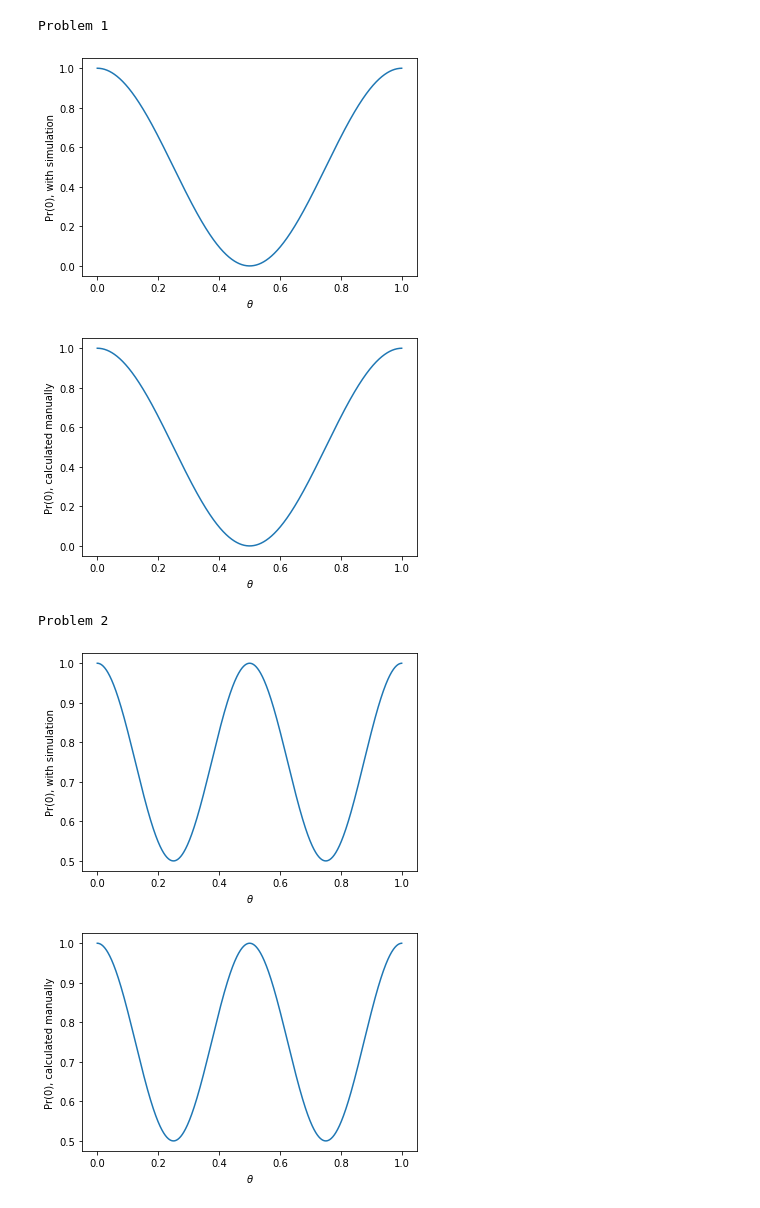
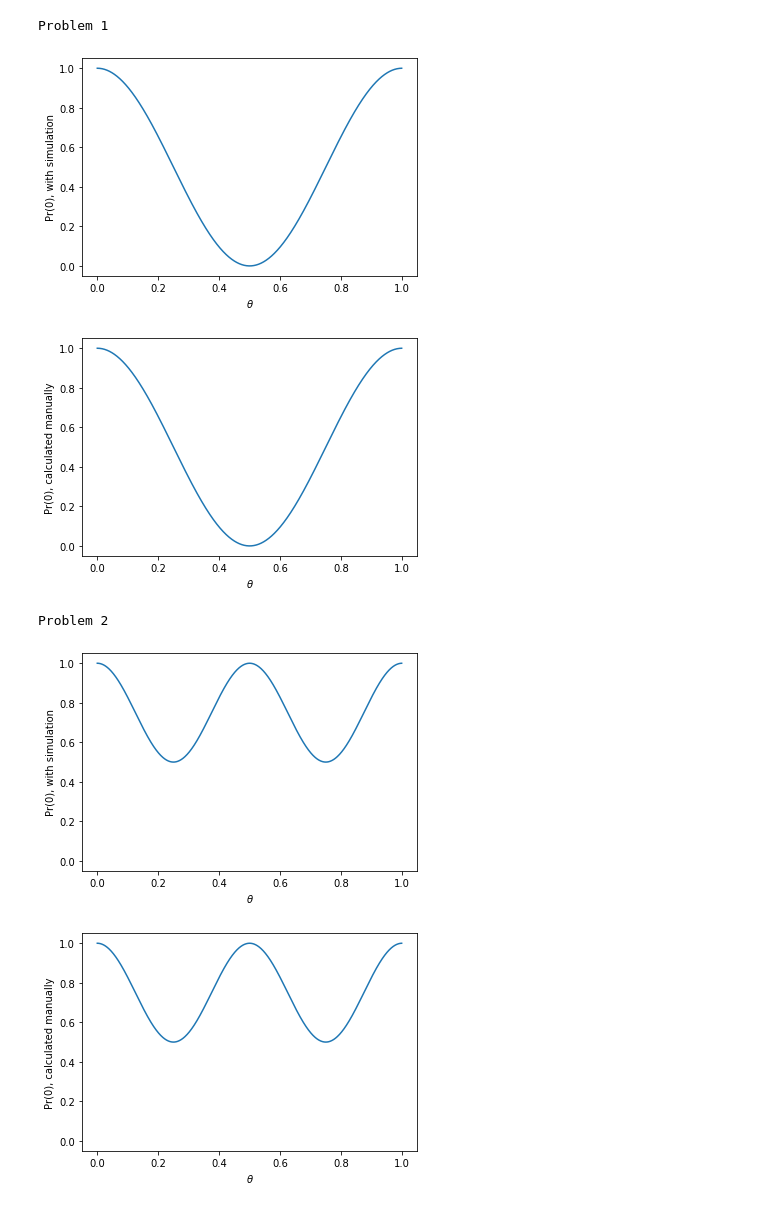
Before and after one commit to asanaullah2015/QuantumComputing, a Jupyter notebook: hw_2.ipynb, the cells around one changed output. Saved outputs shown, nothing was run; the diff lists cells and outputs as text; code cells hidden in the pictures.

```diff
--- a/hw_2.ipynb
+++ b/hw_2.ipynb
@@ -5,0 +10,12 @@
+# %%
+#x is the state of the quantum system
+def ProbZeroHadamard(psi, U):
+  x = np.matmul(np.kron(Hadamard2, Identity2), np.kron([1, 0], psi))
+  controlledU = np.add(np.kron(np.outer(ket0, ket0), Identity2), np.kron(np.outer(ket1, ket1), U))
+  x = np.matmul(controlledU, x)
+  x = np.matmul(np.kron(Hadamard2, Identity2), x)
+
+  Projector = np.kron(np.outer(ket0,ket0), Identity2)
+  projected = np.matmul(Projector, x)
+  prob0 = np.matmul(projected.conj().T, projected)
+  return prob0
@@ -5,0 +39,12 @@
+# %%
+#x is the state of the quantum system
+def ProbZeroSWAP(psi, psi2):
+  x = np.matmul(np.kron(Hadamard2, np.eye(4)), np.kron([1, 0], np.kron(psi, psi2)))
+  controlledS = np.add(np.kron(np.outer(ket0, ket0), np.eye(4)), np.kron(np.outer(ket1, ket1), SWAP))
+  x = np.matmul(controlledS, x)
+  x = np.matmul(np.kron(Hadamard2, np.eye(4)), x)
+
+  Projector = np.kron(np.outer(ket0,ket0), np.eye(4))
+  projected = np.matmul(Projector, x)
+  prob0 = np.matmul(projected.conj().T, projected)
+  return prob0
@@ -30,6 +83,7 @@ Resolution = 1000;
 x = []
 y = []
 z = []
+r = []
 
 U = [[1, 0],
      [0, 1]]
@@ -45,10 +99,12 @@ for i in range(Resolution):
   z.append(0.5*(1+np.matmul(np.conj(np.transpose(psi)), np.matmul(U, psi))))
 
 print("Problem 1")
+plt.ylim(-0.05, 1.05)
 plt.plot(x,y)
 plt.xlabel(r"$\theta$")
 plt.ylabel(r"Pr(0), with simulation")
 plt.show()
+plt.ylim(-0.05, 1.05)
 plt.xlabel(r"$\theta$")
 plt.ylabel(r"Pr(0), calculated manually")
 plt.plot(x,z)
@@ -70,32 +126,34 @@ def ProbZeroSWAP(psi, psi2):
   x = np.matmul(np.kron(Hadamard2, np.eye(4)), x)
 
   Projector = np.kron(np.outer(ket0,ket0), np.eye(4))
   projected = np.matmul(Projector, x)
   prob0 = np.matmul(projected.conj().T, projected)
   return prob0
 
 for i in range(Resolution):
   theta = 1/Resolution * i
   psi2 = [math.cos(theta * 2 * math.pi), math.sin(theta * 2 * math.pi)]
 
   x.append(theta)
   y.append(ProbZeroSWAP(psi, psi2))
   z.append(0.5*(1+np.matmul(np.kron(psi, psi2).T.conj(), np.matmul(SWAP, np.kron(psi, psi2)))))
 
 
 print("Problem 2")
+plt.ylim(-0.05, 1.05)
 plt.plot(x,y)
 plt.xlabel(r"$\theta$")
 plt.ylabel(r"Pr(0), with simulation")
 plt.show()
+plt.ylim(-0.05, 1.05)
 plt.xlabel(r"$\theta$")
 plt.ylabel(r"Pr(0), calculated manually")
 plt.plot(x,z)
 plt.show()
 # %% [output]
 Problem 1
 [figure]
 [figure]
 Problem 2
-[figure, old version]
+[figure, new version]
-[figure, old version]
+[figure, new version]
```
Also changed, not shown: parts of 8 cells of this notebook.
